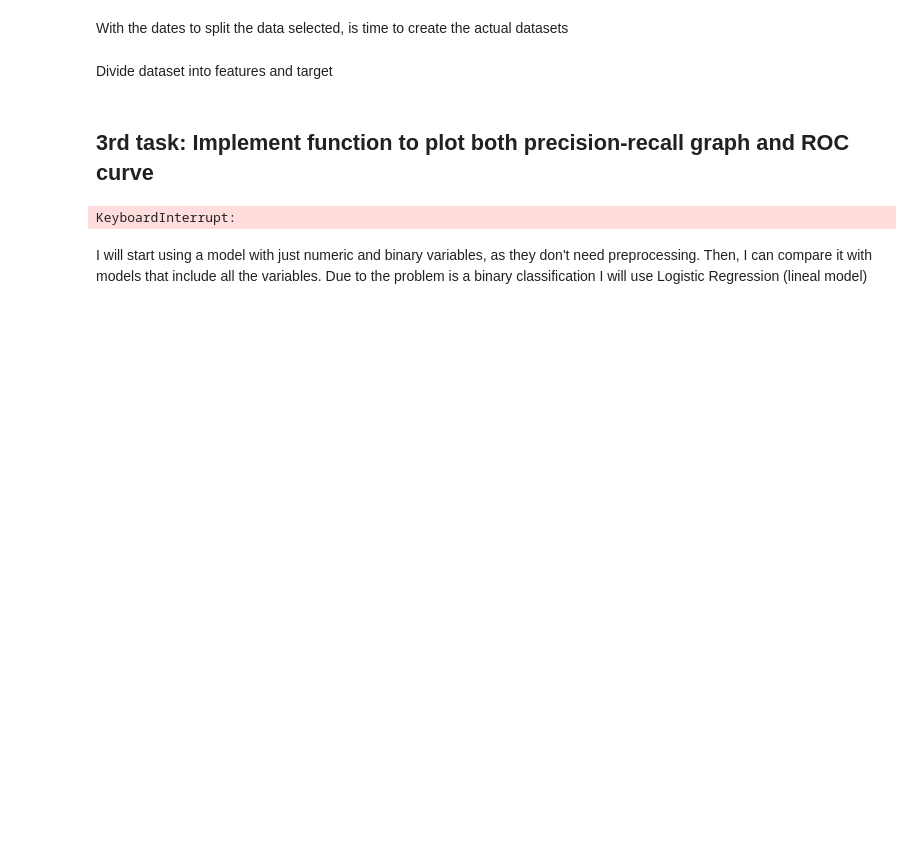
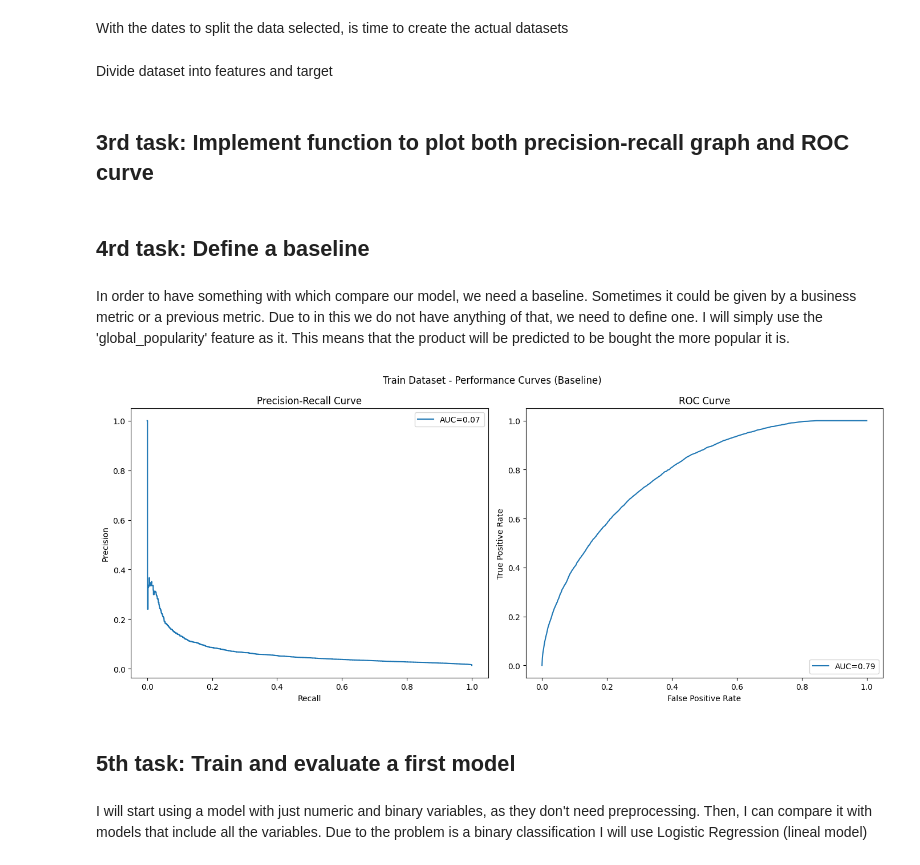
Before and after one commit to manucorujo/zrive-ds, a Jupyter notebook: src/module_3/Milestone1.ipynb, the cells around one changed output. Drawn from its saved outputs; the diff is of its cells as text; code cells hidden in the pictures; blank space fills up the shorter version.

```diff
--- a/src/module_3/Milestone1.ipynb
+++ b/src/module_3/Milestone1.ipynb
@@ -165,34 +166,47 @@ y_test = test_set[target_col]
 # %% [markdown]
 ## 3rd task: Implement function to plot both precision-recall graph and ROC curve
 # %%
-def plot_curves(y_true, y_pred, curve_type="both", dataset_type="train"):
-
-    fig, axes = plt.subplots(1, 2, figsize=(14, 6))
-    fig.suptitle(f"{dataset_type.capitalize()} Dataset - Performance Curves")
-
+def plot_curves(ax: Any, y_true: pd.Dataframe, y_pred: pd.Dataframe, label: str=None, curve_type: str="both"):
     if curve_type in ["precision-recall", "both"]:
-        # Compute the precision-recall curve and its AUC
         precision, recall, _ = precision_recall_curve(y_true, y_pred)
         pr_auc = auc(recall, precision)
 
-        axes[0].step(recall, precision)
-        axes[0].set_xlabel('Recall')
-        axes[0].set_ylabel('Precision')
-        axes[0].set_title(f'Precision-Recall Curve (AUC={pr_auc:.2f})')
+        ax[0].step(recall, precision, label=f'{label} (AUC={pr_auc:.2f})' if label else f'AUC={pr_auc:.2f}')
+        ax[0].set_xlabel('Recall')
+        ax[0].set_ylabel('Precision')
+        ax[0].set_title('Precision-Recall Curve')
 
     if curve_type in ["roc", "both"]:
-        # Compute the ROC curve and its AUC
         fpr, tpr, _ = roc_curve(y_true, y_pred)
         roc_auc = auc(fpr, tpr)
 
-        axes[1].plot(fpr, tpr)
-        axes[1].set_xlabel('False Positive Rate')
-        axes[1].set_ylabel('True Positive Rate')
-        axes[1].set_title(f'ROC Curve (AUC={roc_auc:.2f})')
-
-    plt.tight_layout()
-    plt.show()
+        ax[1].plot(fpr, tpr, label=f'{label} (AUC={roc_auc:.2f})' if label else f'AUC={roc_auc:.2f}')
+        ax[1].set_xlabel('False Positive Rate')
+        ax[1].set_ylabel('True Positive Rate')
+        ax[1].set_title('ROC Curve')
-# %% [output]
-KeyboardInterrupt:
+# %% [markdown]
+## 4rd task: Define a baseline
+# %% [markdown]
+In order to have something with which compare our model, we need a baseline. Sometimes it could be given by a business metric or a previous metric. Due to in this we do not have anything of that, we need to define one. I will simply use the 'global_popularity' feature as it. This means that the product will be predicted to be bought the more popular it is.
+# %%
+y_pred = val_set['global_popularity']
+y_true = val_set['outcome']
+
+fig, ax = plt.subplots(1, 2, figsize=(14, 6))
+fig.suptitle(f"Train Dataset - Performance Curves (Baseline)")
+
+plot_curves(ax, y_true, y_pred, curve_type="both")
+
+ax[0].legend(loc='upper right')
+ax[1].legend(loc='lower right')
+ax[0].legend(loc='upper right')
+ax[1].legend(loc='lower right')
+
+plt.tight_layout()
+fig.show()
+# %% [output]
+[figure, added]
+# %% [markdown]
+## 5th task: Train and evaluate a first model
 # %% [markdown]
 I will start using a model with just numeric and binary variables, as they don't need preprocessing. Then, I can compare it with models that include all the variables. Due to the problem is a binary classification I will use Logistic Regression (lineal model)
```
Also changed, not shown: parts of 6 cells of this notebook, 4 other files.
